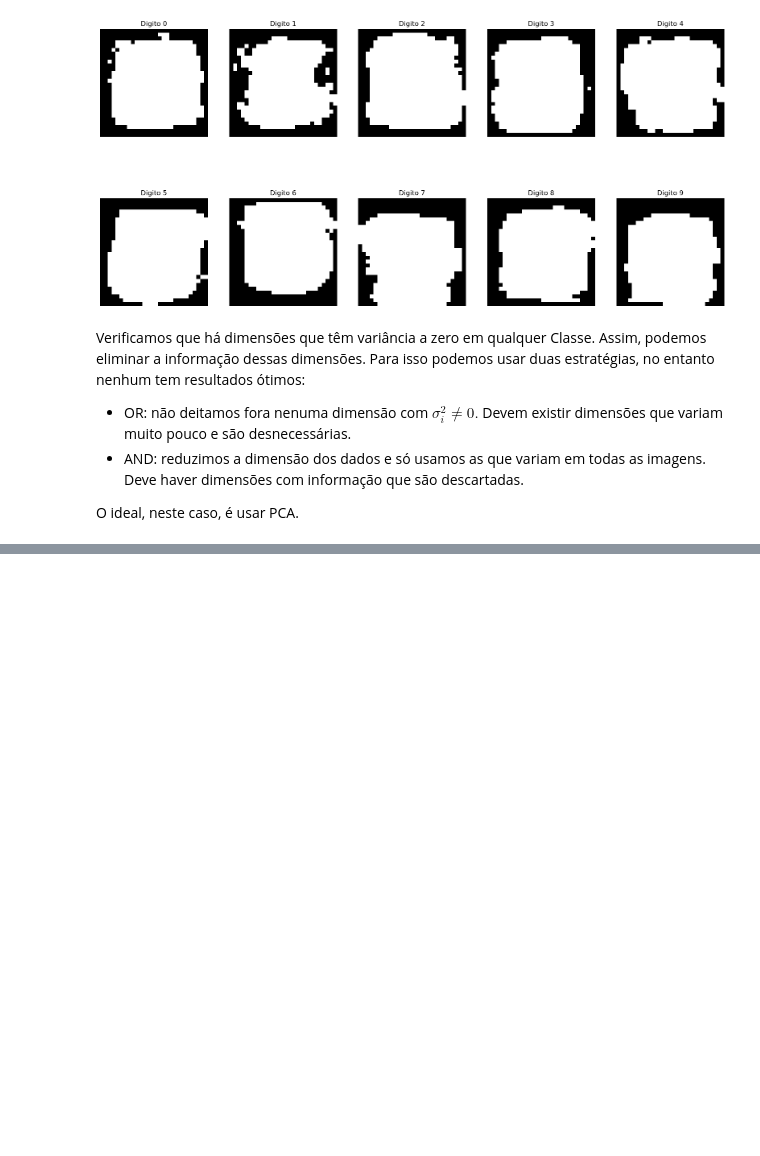
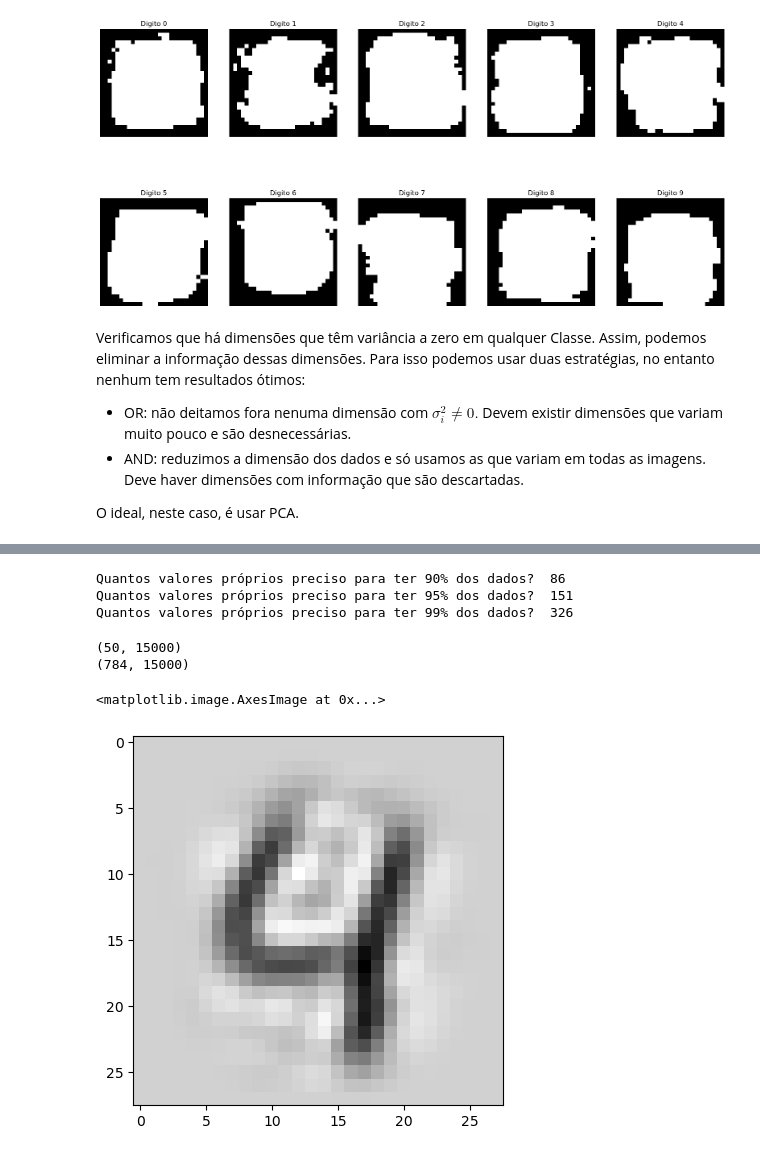
Before and after one commit to AnaSofOliveira/AA-22-23, a Jupyter notebook: Laboratorios/Lab3/Lab3.ipynb, the cells around one changed output, grey strips where cells are left out. Saved outputs shown, nothing was run; the diff lists cells and outputs as text; code cells hidden in the pictures; blank space fills up the shorter version.

```diff
--- a/Laboratorios/Lab3/Lab3.ipynb
+++ b/Laboratorios/Lab3/Lab3.ipynb
@@ -543,0 +589,43 @@ O ideal, neste caso, é usar PCA.
+# %%
+np.sum(u < 1e-10) # Quantos valores próprios são inferiores a 10^-10? Estas são as dimensões que, à priori, podemos discartar
+
+un = u/np.sum(u) # normalização de u
+L = np.cumsum(un) # soma comulativa do u normalizado
+
+print("Quantos valores próprios preciso para ter 90% dos dados? ", np.sum(L<=0.9)) # Verifico quandos valores de L são precisos para que tenha 90% da variância dos dados
+print("Quantos valores próprios preciso para ter 95% dos dados? ",np.sum(L<=0.95)) # Verifico quandos valores de L são precisos para que tenha 95% da variância dos dados
+print("Quantos valores próprios preciso para ter 99% dos dados? ",np.sum(L<=0.99)) # Verifico quandos valores de L são precisos para que tenha 95% da variância dos dados
+# %% [output]
+Quantos valores próprios preciso para ter 90% dos dados?  86
+Quantos valores próprios preciso para ter 95% dos dados?  151
+Quantos valores próprios preciso para ter 99% dos dados?  326
+# %%
+m = np.mean(X, axis=1)[:, np.newaxis]
+Xn = X-m # Tiro a média aos dados todos
+
+W2 = W[:, :50] # Escolho apenas as primeiras 50 componentes principais
+Xp = np.dot(W2.T, Xn) # Dados projetados
+Xr = np.dot(W2, Xp) + m # Recuperados dados a partir de dados com as primeiras 50 componentes principais
+
+# Xp tem 50 dimensões x número de amostras dos dados originais
+print(Xp.shape)
+# Xr tem tantas dimensões como os dados originais x número de amostras dos dados originais
+print(Xr.shape)
+
+
+# Visualizar um dos digitos reconstruídos
+x = Xr[:, 7000] # Obtenho um dos digitos
+# Escalo os dados para que fiquem entre [0, 255]
+x = x-x.min()
+x = x/x.max()*255
+
+# Também posso cortar dados de forma a que os dados abaixo de 0 fiquem a 0, e os dados acima de 255 fiquem a 255.
+# No entanto, estou a perder informação dos dados
+x = np.clip(x, 0, 255)
+
+plt.imshow(x.reshape(28, 28).astype('uint8'), cmap='binary') # Mostrar o digito que obtive acima
+# %% [output]
+(50, 15000)
+(784, 15000)
+<matplotlib.image.AxesImage at 0x...>
+[figure, added]
```
Also changed, not shown: parts of 4 cells of this notebook.
